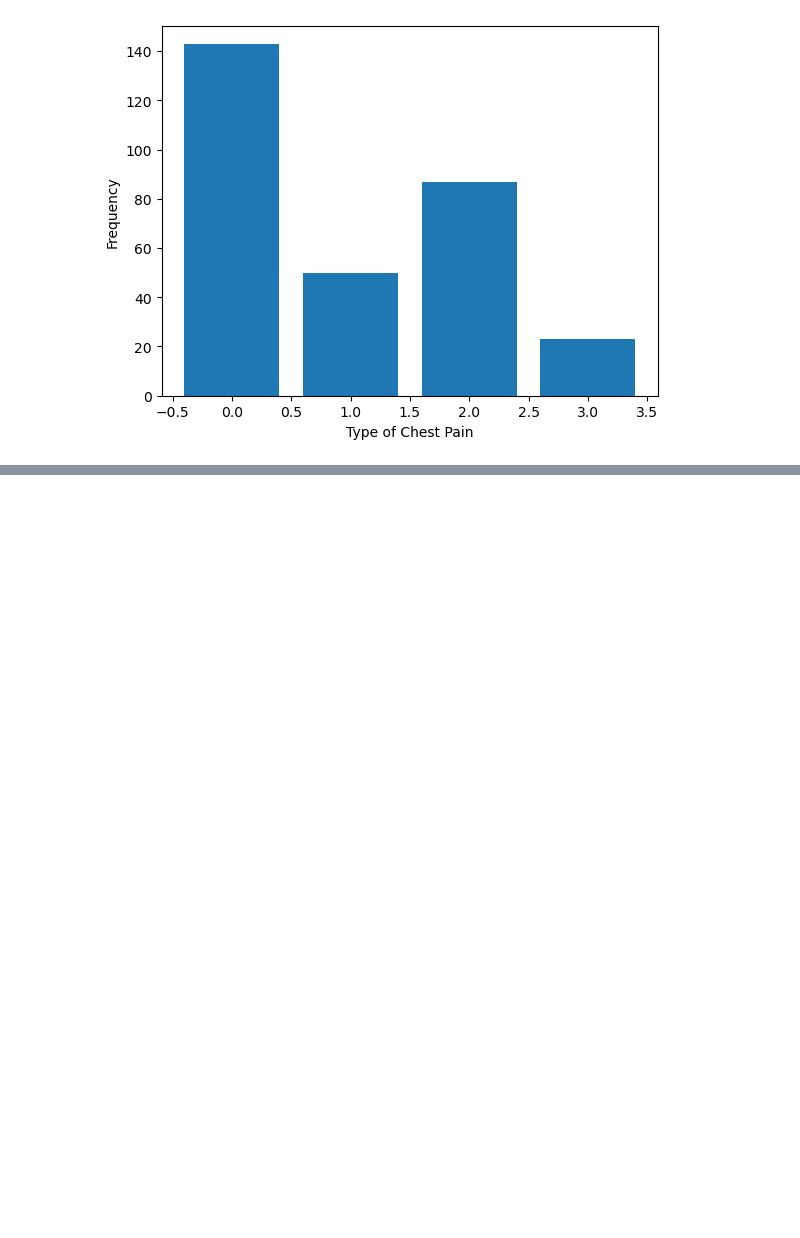
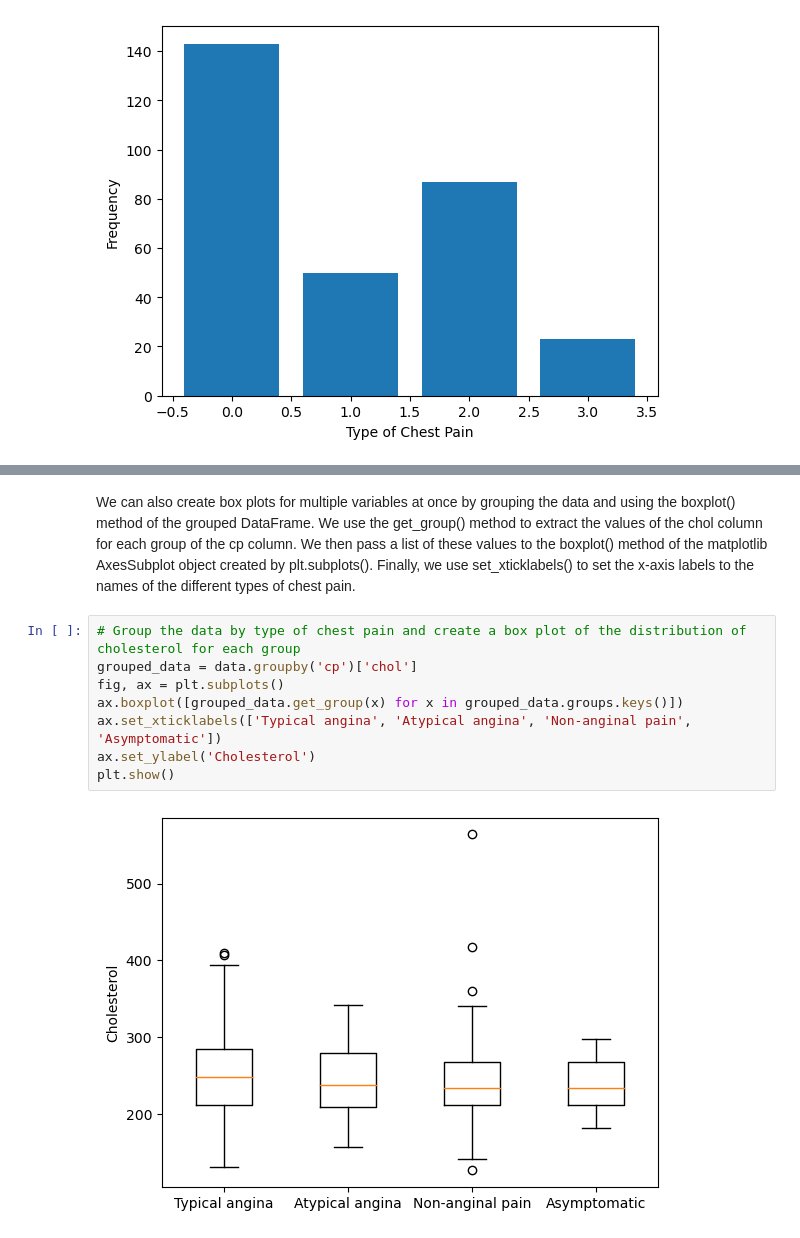
Before and after one commit to jpatel98/heart-disease-analysis, a Jupyter notebook: heart-disease-analysis.ipynb, the cells around one changed output, grey strips where cells are left out. Drawn from its saved outputs; the diff is of its cells as text; blank space fills up the shorter version.

```diff
--- a/heart-disease-analysis.ipynb
+++ b/heart-disease-analysis.ipynb
@@ -215,0 +226,12 @@ plt.show()
+# %% [markdown]
+We can also create box plots for multiple variables at once by grouping the data and using the boxplot() method of the grouped DataFrame. We use the get_group() method to extract the values of the chol column for each group of the cp column. We then pass a list of these values to the boxplot() method of the matplotlib AxesSubplot object created by plt.subplots(). Finally, we use set_xticklabels() to set the x-axis labels to the names of the different types of chest pain.
+# %%
+# Group the data by type of chest pain and create a box plot of the distribution of cholesterol for each group
+grouped_data = data.groupby('cp')['chol']
+fig, ax = plt.subplots()
+ax.boxplot([grouped_data.get_group(x) for x in grouped_data.groups.keys()])
+ax.set_xticklabels(['Typical angina', 'Atypical angina', 'Non-anginal pain', 'Asymptomatic'])
+ax.set_ylabel('Cholesterol')
+plt.show()
+# %% [output]
+[figure, added]
```
Also changed, not shown: parts of 14 cells of this notebook.
